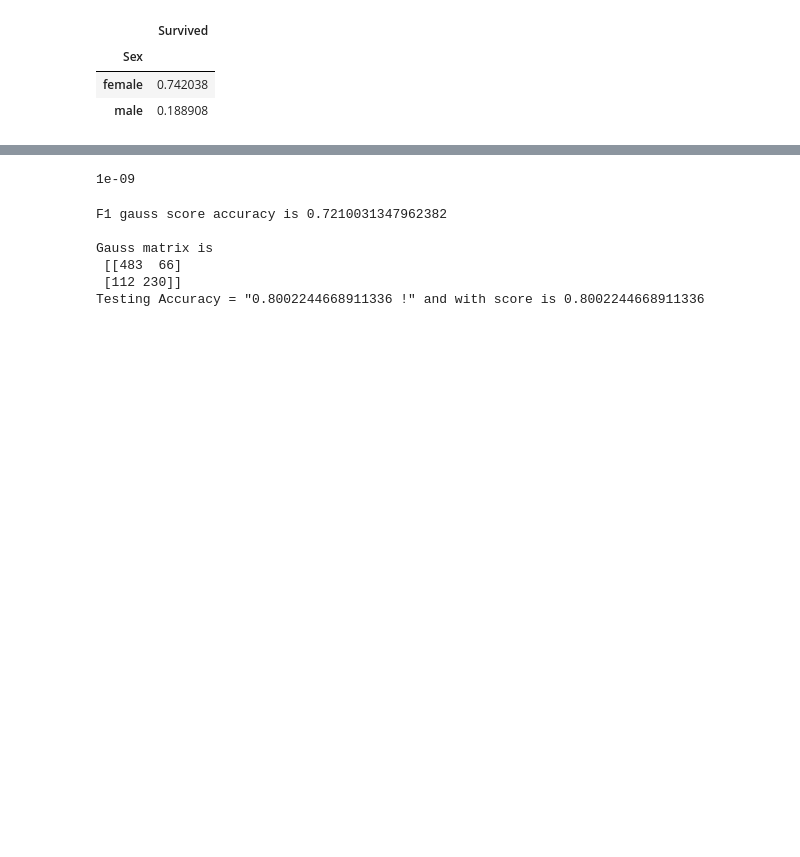
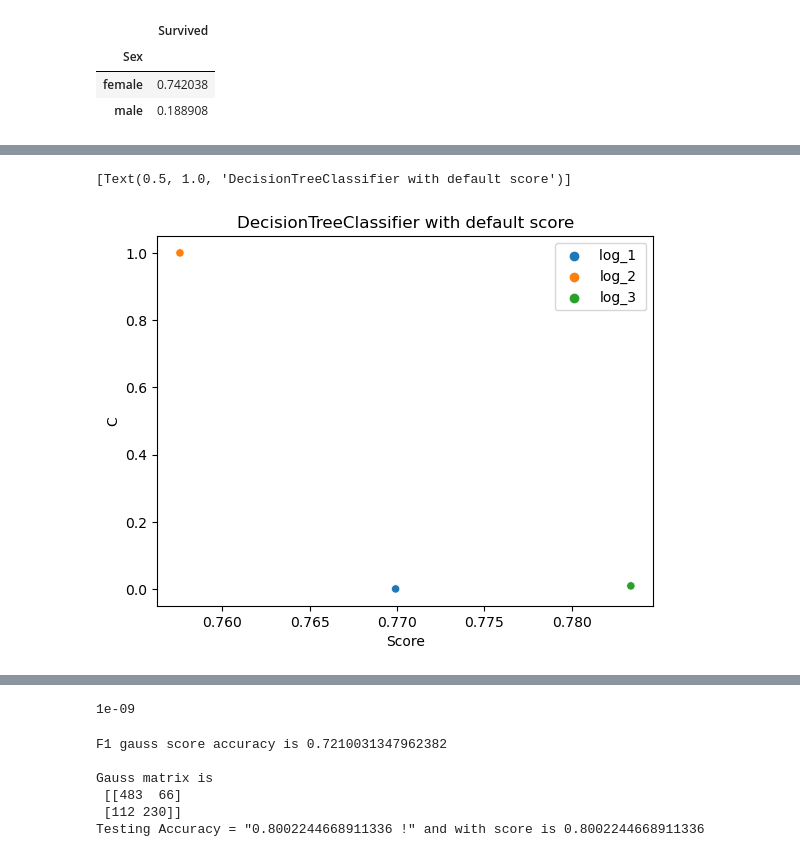
Before and after one commit to GrebnevRoman/ML_TITANIC_RESEARCH, a Jupyter notebook: ML_TITANIC_TASK.ipynb, the cells around one changed output, grey strips where cells are left out. Cells and saved outputs as stored; diff of their text form; code cells hidden in the pictures; blank space fills up the shorter version.

```diff
--- a/ML_TITANIC_TASK.ipynb
+++ b/ML_TITANIC_TASK.ipynb
@@ -218,10 +257,16 @@ Testing Accuracy = "0.8103254769921436 !" and with score is 0.8103254769921436
 #     ‘sag’ - [‘l2’, None]
 #     ‘saga’ - [‘elasticnet’, ‘l1’, ‘l2’, None]
 
+log = LogisticRegression(tol = 0.001,
+                         C = 0.01
+
+)
+log.fit(X,y)
+print(log.score(X ,y))
 log_1 = LogisticRegression(random_state = 10,
                            dual = False,
-                           tol = 100,
-                           C = 10,
+                           tol = 1,
+                           C = 0.001,
                            fit_intercept = False,
                            intercept_scaling = 1,
                            class_weight = 'balanced',
@@ -237,7 +282,7 @@ log_1 = LogisticRegression(random_state = 10,
 log_2 = LogisticRegression(random_state = 100,
                            dual = False,
                            tol = 0.1,
-                           C = 10,
+                           C = 1,
                            fit_intercept = True,
                            intercept_scaling = 100,
                            class_weight = 'balanced',
@@ -254,12 +299,12 @@ log_3 = LogisticRegression(penalty = 'elasticnet',
                            random_state = 0,
                            dual = False,
                            tol = 0,
-                           C = 1,
+                           C = 0.01,
                            fit_intercept = True,
                            intercept_scaling = 1,
                            class_weight = None,
                            solver = 'saga',
-                           max_iter = 1000,
+                           max_iter = 10,
                            multi_class = 'auto',
                            verbose = 0,
                            warm_start = False,
@@ -273,26 +318,44 @@ log_1.fit(X,y)
 log_2.fit(X,y)
 log_3.fit(X,y)
 
-predictions = log_1.predict(X)
-classification_report(y,predictions)
-# print("F1 log_1 score accuracy is {} ".format(f1_score(y,log_1.predict(X))))
-# print("F1 log_2 score accuracy is {} ".format(f1_score(y,log_2.predict(X))))
-# print("F1 log_3 score accuracy is {} ".format(f1_score(y,log_3.predict(X))))
+# predictions = log_1.predict(X)
+# classification_report(y,predictions)
+print("F1 log_1 score accuracy is {} ".format(f1_score(y,log_1.predict(X))))
+print("F1 log_2 score accuracy is {} ".format(f1_score(y,log_2.predict(X))))
+print("F1 log_3 score accuracy is {} ".format(f1_score(y,log_3.predict(X))))
 
 
-# cm_log_1 = confusion_matrix(y, log_1.predict(X))
-# print("\nLog  matrix is \n {}".format(cm_log_1))
-# TN, FP, FN, TP = confusion_matrix(y, log_1.predict(X)).ravel()
-# print('Testing Accuracy = "{} !" and with score is {}'.format((TP + TN) / (TP + TN + FN + FP)
-#                                                              ,log_1.score(X,y) ) )
-# cm_log_2 = confusion_matrix(y, log_2.predict(X))
-# print("\nLog  matrix is \n {}".format(cm_log_2))
-# TN, FP, FN, TP = confusion_matrix(y, log_2.predict(X)).ravel()
-# print('Testing Accuracy = "{} !" and with score is {}'.format((TP + TN) / (TP + TN + FN + FP)
-#                                                              ,log_2.score(X,y) ) )
-# cm_log_3 = confusion_matrix(y, log_3.predict(X))
-# print("\nLog  matrix is \n {}".format(cm_log_3))
-# TN, FP, FN, TP = confusion_matrix(y, log_3.predict(X)).ravel()
-# print('Testing Accuracy = "{} !" and with score is {}'.format((TP + TN) / (TP + TN + FN + FP)
-#                                                              ,log_3.score(X,y) ) )
+cm_log_1 = confusion_matrix(y, log_1.predict(X))
+print("\nLog  matrix is \n {}".format(cm_log_1))
+TN, FP, FN, TP = confusion_matrix(y, log_1.predict(X)).ravel()
+print('Testing Accuracy = "{} !" and with score is {}'.format((TP + TN) / (TP + TN + FN + FP)
+                                                             ,log_1.score(X,y) ) )
+cm_log_2 = confusion_matrix(y, log_2.predict(X))
+print("\nLog  matrix is \n {}".format(cm_log_2))
+TN, FP, FN, TP = confusion_matrix(y, log_2.predict(X)).ravel()
+print('Testing Accuracy = "{} !" and with score is {}'.format((TP + TN) / (TP + TN + FN + FP)
+                                                             ,log_2.score(X,y) ) )
+cm_log_3 = confusion_matrix(y, log_3.predict(X))
+print("\nLog  matrix is \n {}".format(cm_log_3))
+TN, FP, FN, TP = confusion_matrix(y, log_3.predict(X)).ravel()
+print('Testing Accuracy = "{} !" and with score is {}'.format((TP + TN) / (TP + TN + FN + FP)
+                                                             ,log_3.score(X,y) ) )
+
+data_C = [[log_1.score(X,y),log_1.C],
+       [log_2.score(X,y),log_2.C],
+       [log_3.score(X,y),log_3.C]]
+
+
+
+df_min_leaf = pd.DataFrame(data_C,index =
+                  ['log_1 ','log_2','log_3'],columns = ['Score','C'])
+
+
+
+
+
+sns.scatterplot(data = df_min_leaf, x='Score', y = 'C' ,
+                         hue = df_min_leaf.index).set(title='DecisionTreeClassifier with default score')
+
+# All params depends only on type of solver + uniq params for this solver
 # %% [output]
@@ -300,3 +381,5 @@ classification_report(y,predictions)
+[Text(0.5, 1.0, 'DecisionTreeClassifier with default score')]
+[figure, added]
 # %%
 #                                       ATTENTION
 #                          THIS MODEL IS DANGEROUS AND BREAK MY LAPTOP SO
```
Also changed, not shown: parts of 8 cells of this notebook.
